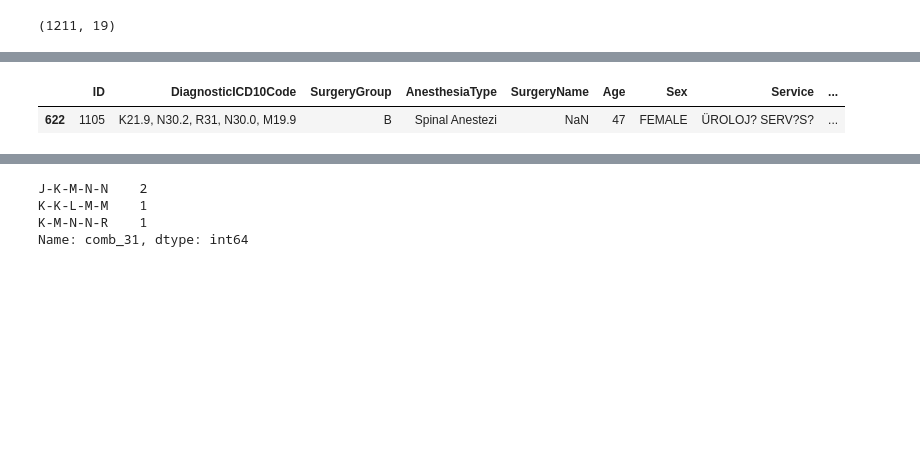
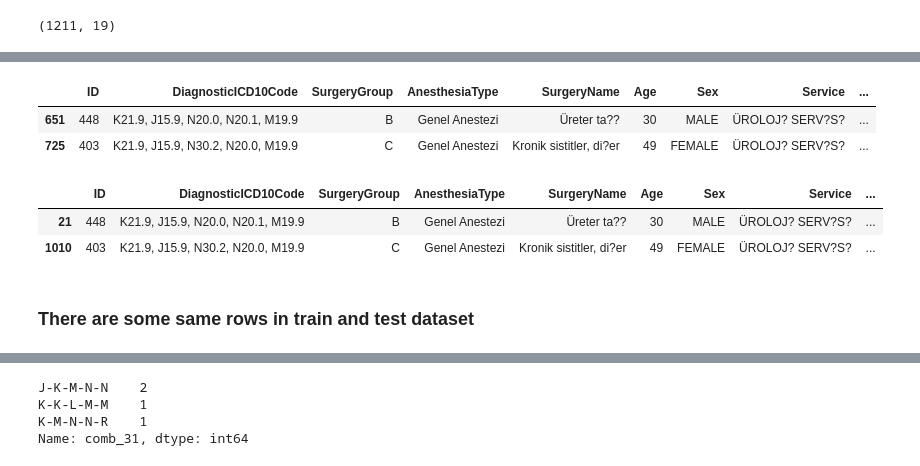
Before and after one commit to furkaneneseren/Datathon-Borda, a Jupyter notebook: surgery-datathon.ipynb, the cells around one changed output, grey strips where cells are left out. Saved outputs shown, nothing was run; the diff lists cells and outputs as text; code cells hidden in the pictures; blank space fills up the shorter version.

```diff
--- a/surgery-datathon.ipynb
+++ b/surgery-datathon.ipynb
@@ -1052,10 +1018,19 @@ z.iloc[z.Diagnos_Clean.str.len().sort_values(ascending=False).index][:15]
 | 1702 | 547 | M19.9, K21.9, L30.3, I86.1 | C | Spinal Anestezi | NaN | 27 | MALE | ÜROLOJ? SERV?S? | ... |
 | 873 | 3606 | I25.1, I83.9, E78.5, I10 | 0, E | Sedo Analjezi | Ülser veya enflamasyon olmadan al... | 41 | FEMALE | KVC SERV?S? | ... |
 # %%
-app_train_clean[app_train_clean["comb_31"]=='K-M-N-N-R']
+app_train_clean[app_train_clean["comb_31"]=='J-K-M-N-N']
 # %% [output]
 |  | ID | DiagnosticICD10Code | SurgeryGroup | AnesthesiaType | SurgeryName | Age | Sex | Service | ... |
-| 622 | 1105 | K21.9, N30.2, R31, N30.0, M19.9 | B | Spinal Anestezi | NaN | 47 | FEMALE | ÜROLOJ? SERV?S? | ... |
+| 651 | 448 | K21.9, J15.9, N20.0, N20.1, M19.9 | B | Genel Anestezi | Üreter ta?? | 30 | MALE | ÜROLOJ? SERV?S? | ... |
+| 725 | 403 | K21.9, J15.9, N30.2, N20.0, M19.9 | C | Genel Anestezi | Kronik sistitler, di?er | 49 | FEMALE | ÜROLOJ? SERV?S? | ... |
+# %%
+app_test_clean[app_test_clean["comb_31"]=='J-K-M-N-N']
+# %% [output]
+|  | ID | DiagnosticICD10Code | SurgeryGroup | AnesthesiaType | SurgeryName | Age | Sex | Service | ... |
+| 21 | 448 | K21.9, J15.9, N20.0, N20.1, M19.9 | B | Genel Anestezi | Üreter ta?? | 30 | MALE | ÜROLOJ? SERV?S? | ... |
+| 1010 | 403 | K21.9, J15.9, N30.2, N20.0, M19.9 | C | Genel Anestezi | Kronik sistitler, di?er | 49 | FEMALE | ÜROLOJ? SERV?S? | ... |
+# %% [markdown]
+### There are some same rows in train and test dataset
 # %%
 app_train_clean.head()
 # %% [output]
```
Also changed, not shown: parts of 20 cells of this notebook.
